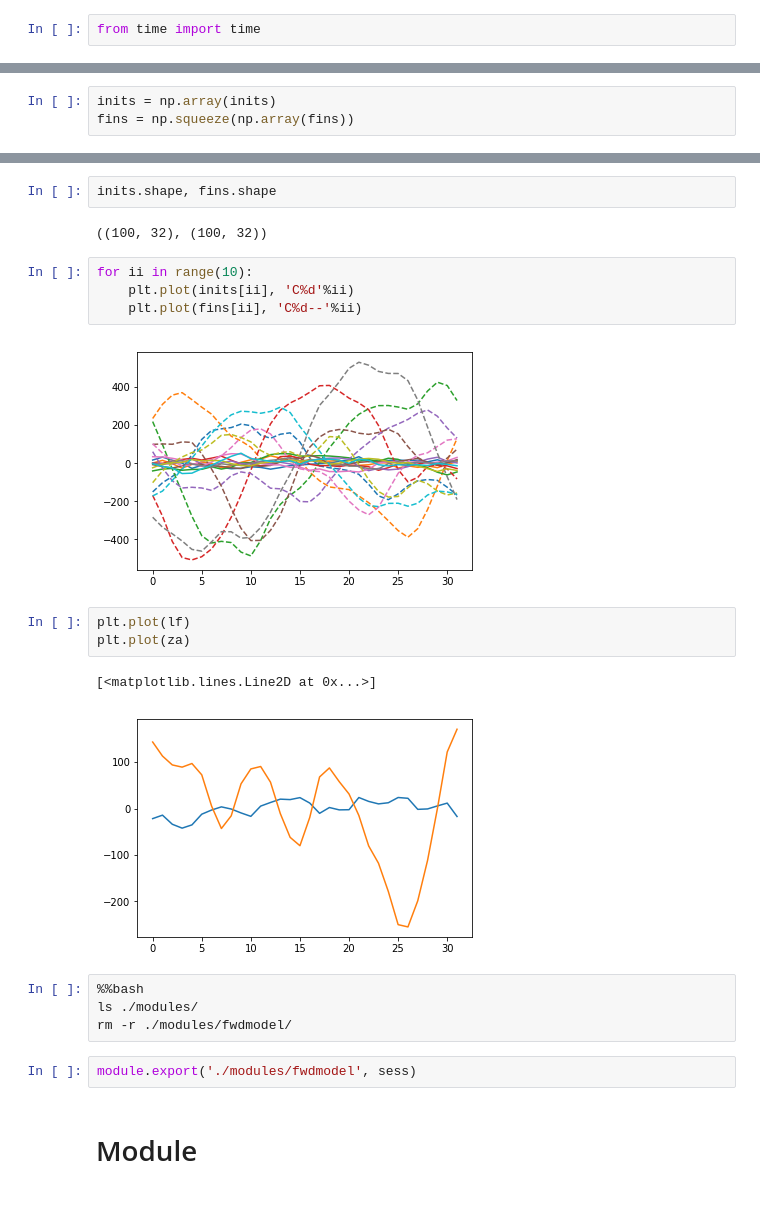
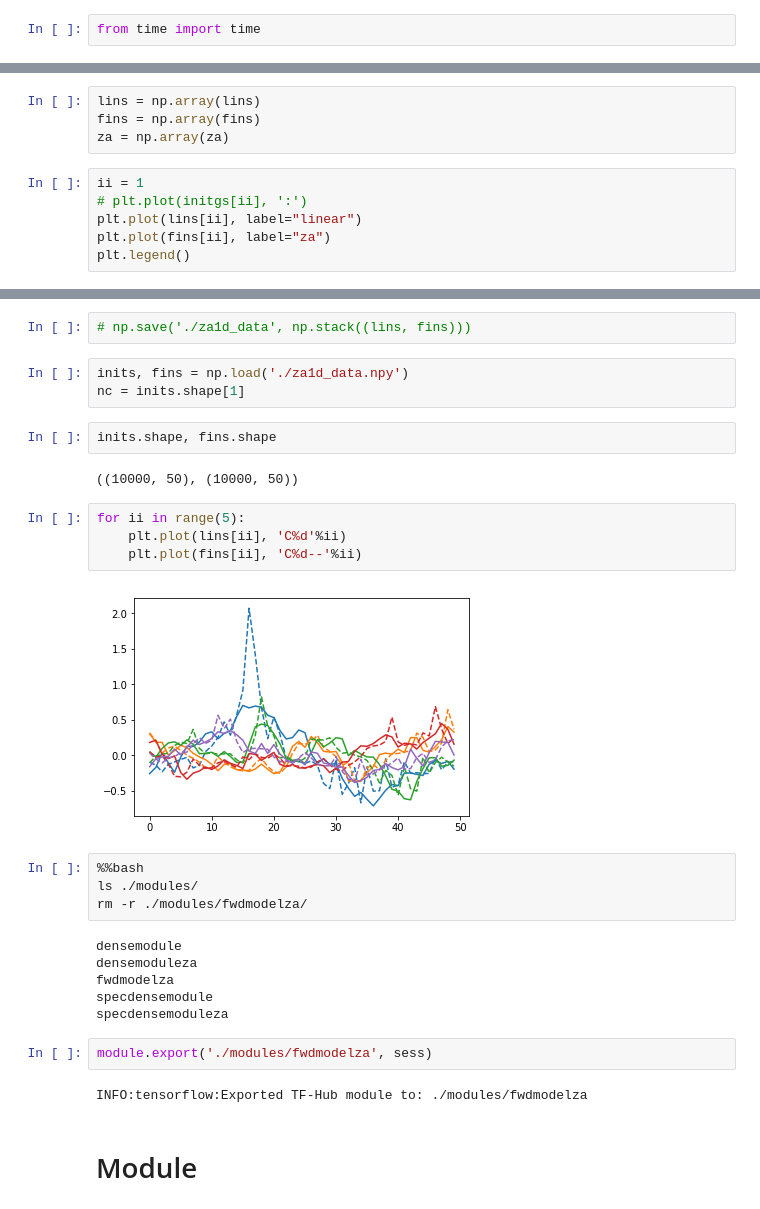
Before and after one commit to EiffL/invertible_mappings, a Jupyter notebook: notebooks/CM/Inverse_stability-ZA1D.ipynb, the cells around one changed output, grey strips where cells are left out. Cells and saved outputs as stored; diff of their text form.

```diff
--- a/notebooks/CM/Inverse_stability-ZA1D.ipynb
+++ b/notebooks/CM/Inverse_stability-ZA1D.ipynb
@@ -232,3 +347,10 @@ print(time() - start)
 # %%
-inits = np.array(inits)
-fins = np.squeeze(np.array(fins))
+lins = np.array(lins)
+fins = np.array(fins)
+za = np.array(za)
+# %%
+ii = 1
+# plt.plot(initgs[ii], ':')
+plt.plot(lins[ii], label="linear")
+plt.plot(fins[ii], label="za")
+plt.legend()
@@ -235,25 +360,32 @@ fins = np.squeeze(np.array(fins))
+# %%
+# np.save('./za1d_data', np.stack((lins, fins)))
+# %%
+inits, fins = np.load('./za1d_data.npy')
+nc = inits.shape[1]
 # %%
 inits.shape, fins.shape
 # %% [output]
-((100, 32), (100, 32))
+((10000, 50), (10000, 50))
 # %%
-for ii in range(10):
-    plt.plot(inits[ii], 'C%d'%ii)
+for ii in range(5):
+    plt.plot(lins[ii], 'C%d'%ii)
     plt.plot(fins[ii], 'C%d--'%ii)
 # %% [output]
-[figure, old version]
+[figure, new version]
-# %%
-plt.plot(lf)
-plt.plot(za)
-# %% [output]
-[<matplotlib.lines.Line2D at 0x...>]
-[figure, removed]
 # %%
 %%bash
 ls ./modules/
-rm -r ./modules/fwdmodel/
+rm -r ./modules/fwdmodelza/
+# %% [output]
+densemodule
+densemoduleza
+fwdmodelza
+specdensemodule
+specdensemoduleza
 # %%
-module.export('./modules/fwdmodel', sess)
+module.export('./modules/fwdmodelza', sess)
+# %% [output]
+INFO:tensorflow:Exported TF-Hub module to: ./modules/fwdmodelza
 # %% [markdown]
 # Module
 # %% [markdown]
```
Also changed, not shown: parts of 50 cells of this notebook, 1 other file.
